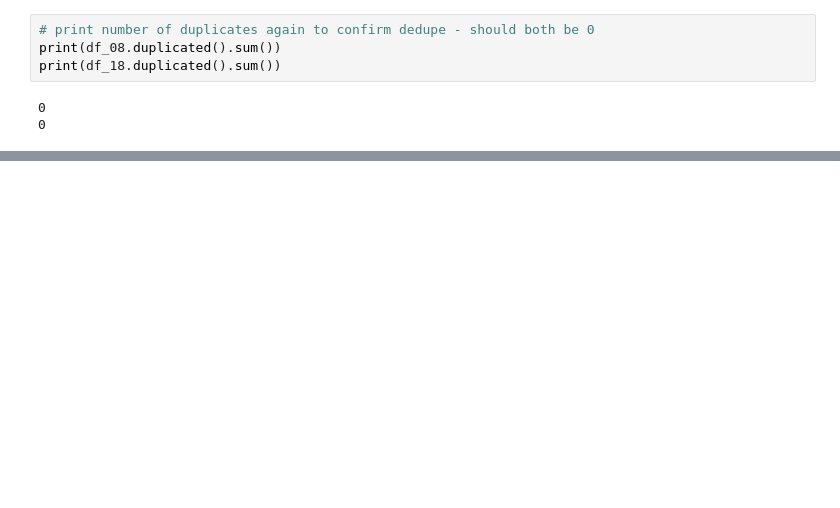
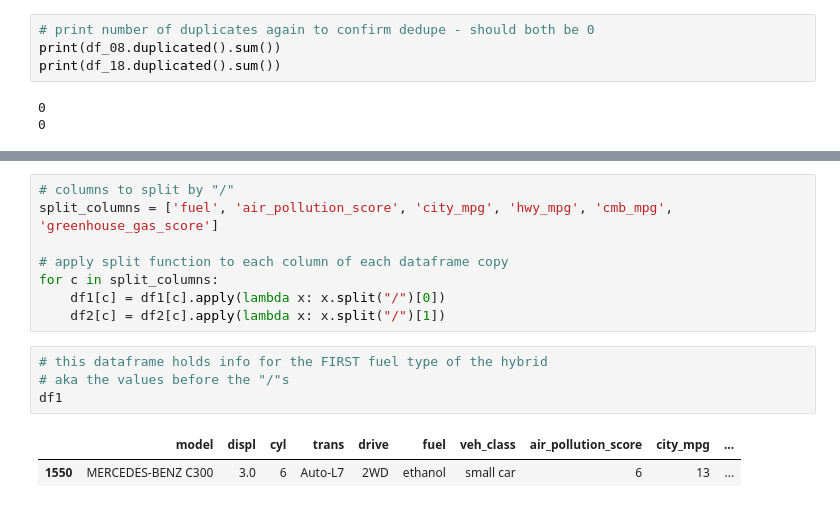
Before and after one commit to tunji-dev/Udacity_Data_Analyst_Nanodegree, a Jupyter notebook: fuel_economy_case_study/fuel_economy.ipynb, the cells around one changed output, grey strips where cells are left out. Cells and saved outputs as stored; diff of their text form; blank space fills up the shorter version.

```diff
--- a/fuel_economy_case_study/fuel_economy.ipynb
+++ b/fuel_economy_case_study/fuel_economy.ipynb
@@ -352,0 +483,15 @@ print(df_18.duplicated().sum())
+# %%
+# columns to split by "/"
+split_columns = ['fuel', 'air_pollution_score', 'city_mpg', 'hwy_mpg', 'cmb_mpg', 'greenhouse_gas_score']
+
+# apply split function to each column of each dataframe copy
+for c in split_columns:
+    df1[c] = df1[c].apply(lambda x: x.split("/")[0])
+    df2[c] = df2[c].apply(lambda x: x.split("/")[1])
+# %%
+# this dataframe holds info for the FIRST fuel type of the hybrid
+# aka the values before the "/"s
+df1
+# %% [output]
+|  | model | displ | cyl | trans | drive | fuel | veh_class | air_pollution_score | city_mpg | ... |
+| 1550 | MERCEDES-BENZ C300 | 3.0 | 6 | Auto-L7 | 2WD | ethanol | small car | 6 | 13 | ... |
```
Also changed, not shown: parts of 44 cells of this notebook, 1 other file.
